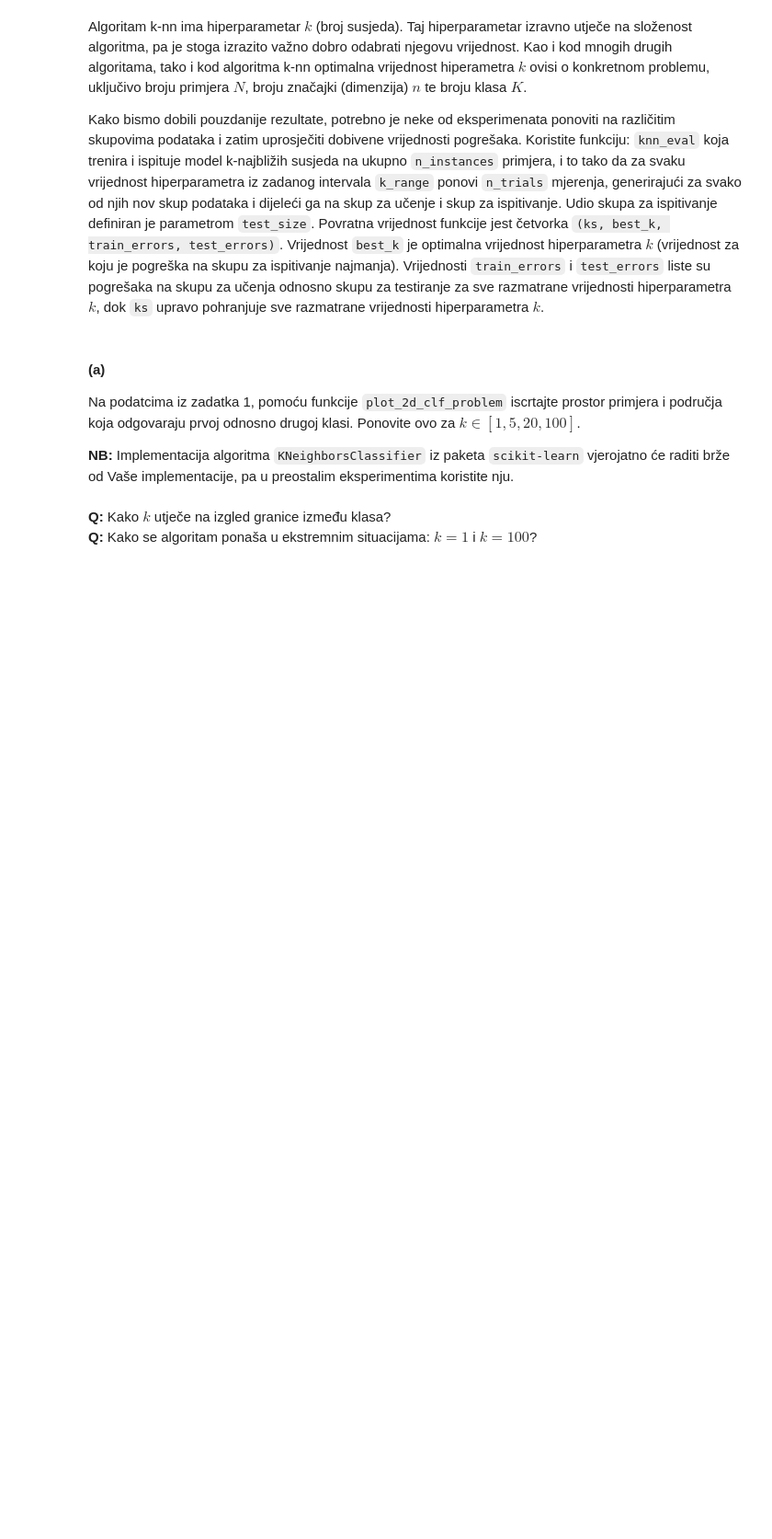
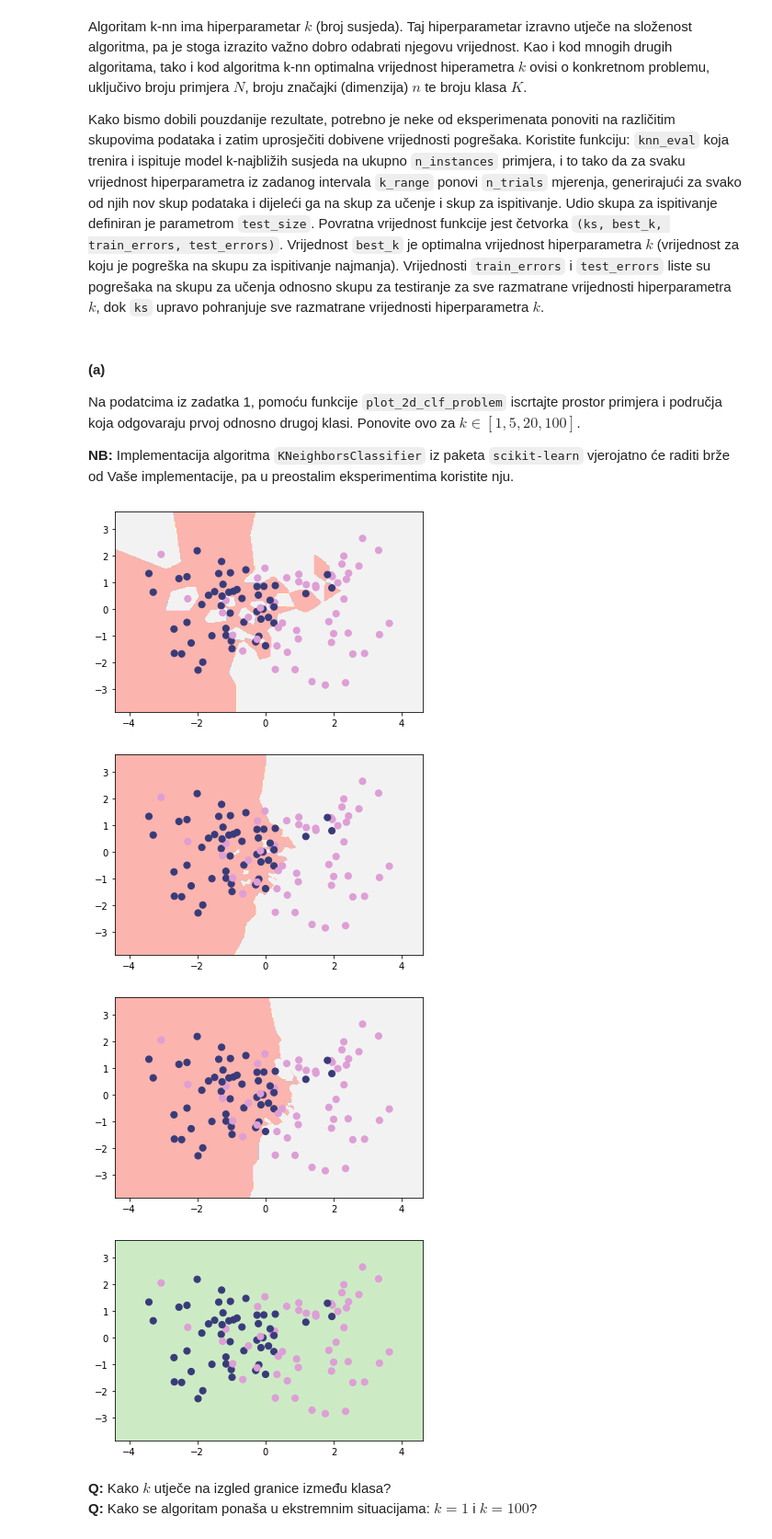
Before and after one commit to filipangel/SU, a Jupyter notebook: SU1-2021-11-kNN.ipynb, the cells around one changed output. Shown at 92% size. Drawn from its saved outputs; the diff is of its cells as text; code cells hidden in the pictures; blank space fills up the shorter version.

```diff
--- a/SU1-2021-11-kNN.ipynb
+++ b/SU1-2021-11-kNN.ipynb
@@ -140,3 +144,17 @@ Na podatcima iz zadatka 1, pomoću funkcije `plot_2d_clf_problem` iscrtajte pros
+# %%
+# Vaš kôd ovdje...
+ks = [1,5,20,100]
+
+for k in ks:
+    clf = KNeighborsClassifier(n_neighbors = k, algorithm = 'brute')
+    clf.fit(X_art, y_art)
+    plot_2d_clf_problem(X_art, y_art, clf.predict)
+    plt.show()
+# %% [output]
+[figure, added]
+[figure, added]
+[figure, added]
+[figure, added]
 # %% [markdown]
 **Q:** Kako $k$ utječe na izgled granice između klasa?
 **Q:** Kako se algoritam ponaša u ekstremnim situacijama: $k=1$ i $k=100$?
```
Also changed, not shown: parts of 10 cells of this notebook.
